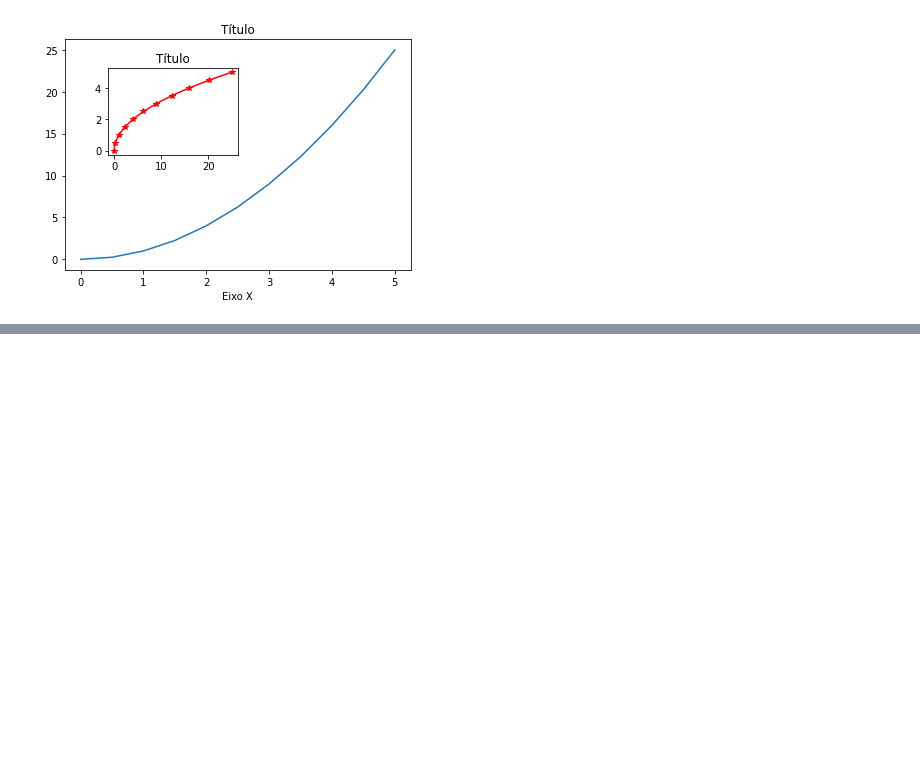
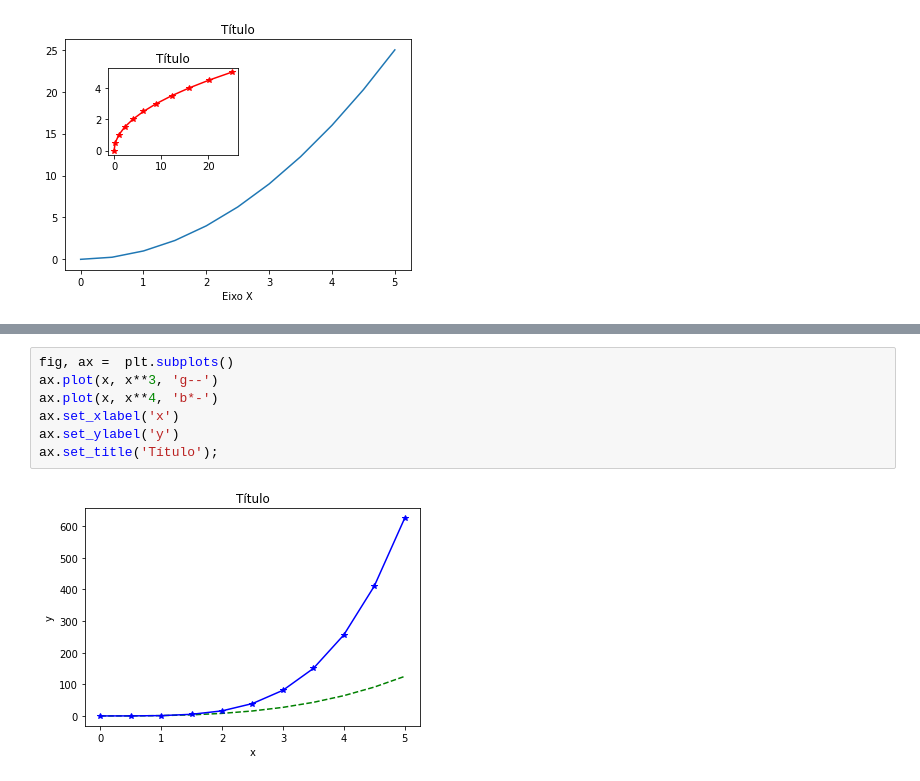
Before and after one commit to FivMeyer/Python_Studies, a Jupyter notebook: 00_basic_python.ipynb, the cells around one changed output, grey strips where cells are left out. Drawn from its saved outputs; the diff is of its cells as text; blank space fills up the shorter version.

```diff
--- a/00_basic_python.ipynb
+++ b/00_basic_python.ipynb
@@ -1660,0 +1704,9 @@ Text(0.5, 1.0, 'Título')
+# %%
+fig, ax =  plt.subplots()
+ax.plot(x, x**3, 'g--')
+ax.plot(x, x**4, 'b*-')
+ax.set_xlabel('x')
+ax.set_ylabel('y')
+ax.set_title('Título');
+# %% [output]
+[figure, added]
```
Also changed, not shown: parts of 103 cells of this notebook, 1 other file.
